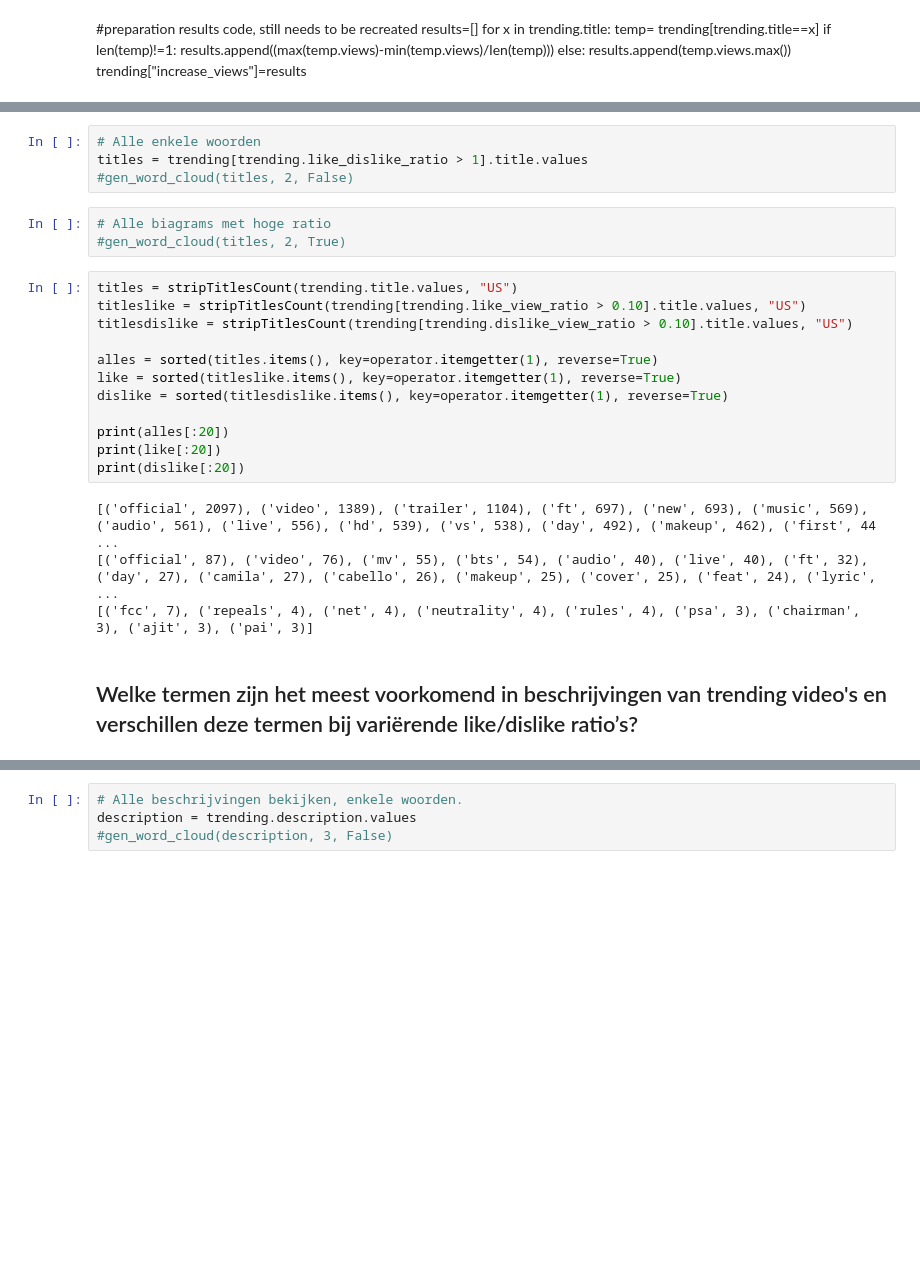
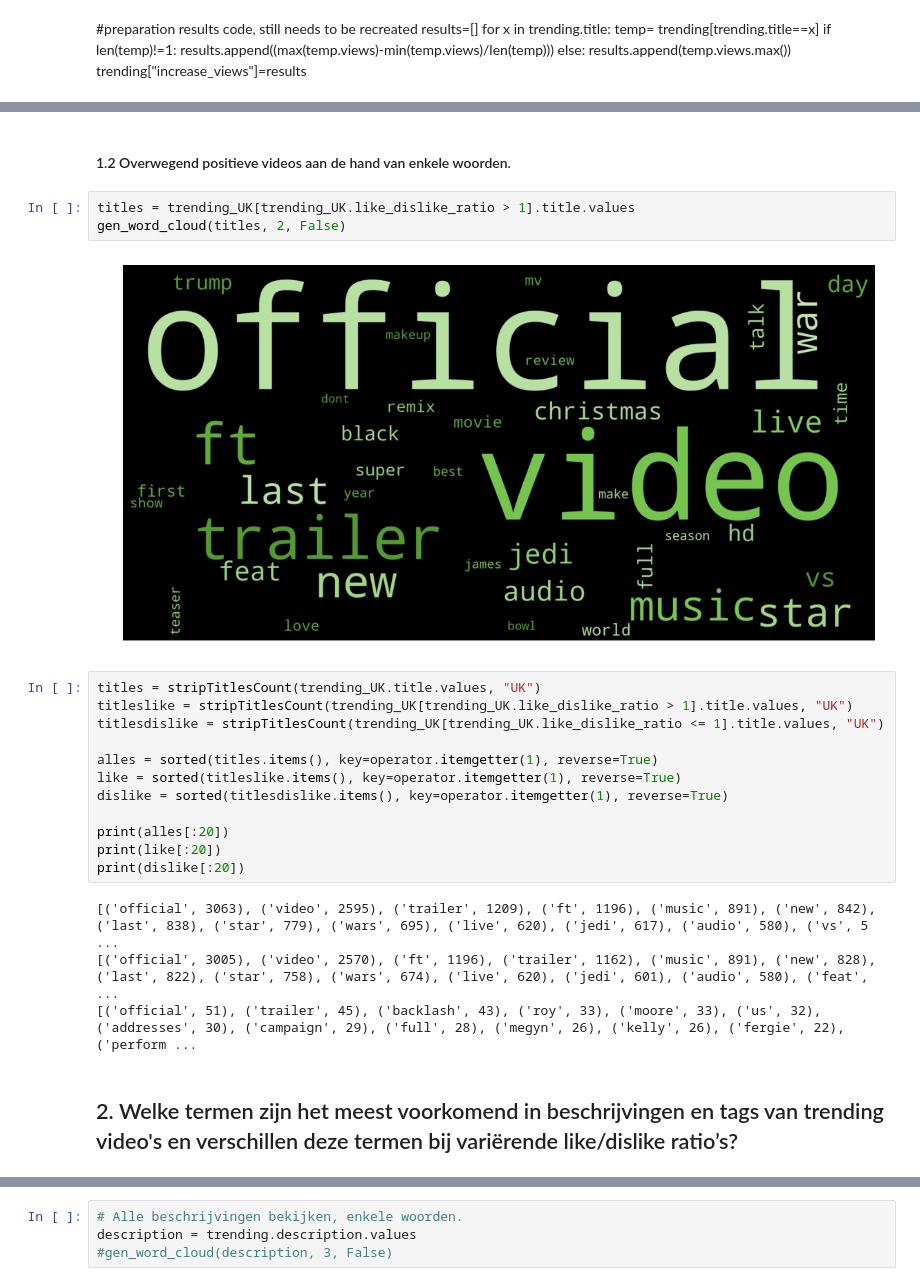
Before and after one commit to SandervWickeren/DataScience_YouTube, a Jupyter notebook: ResultsFile.ipynb, the cells around one changed output, grey strips where cells are left out. Saved outputs shown, nothing was run; the diff lists cells and outputs as text; blank space fills up the shorter version.

```diff
--- a/ResultsFile.ipynb
+++ b/ResultsFile.ipynb
@@ -141,14 +147,14 @@ trending["increase_views"]=results
+# %% [markdown]
+#### 1.2 Overwegend positieve videos aan de hand van enkele woorden.
 # %%
-# Alle enkele woorden
-titles = trending[trending.like_dislike_ratio > 1].title.values
-#gen_word_cloud(titles, 2, False)
+titles = trending_UK[trending_UK.like_dislike_ratio > 1].title.values
+gen_word_cloud(titles, 2, False)
+# %% [output]
+[figure, added]
-# %%
-# Alle biagrams met hoge ratio
-#gen_word_cloud(titles, 2, True)
 # %%
-titles = stripTitlesCount(trending.title.values, "US")
-titleslike = stripTitlesCount(trending[trending.like_view_ratio > 0.10].title.values, "US")
-titlesdislike = stripTitlesCount(trending[trending.dislike_view_ratio > 0.10].title.values, "US")
+titles = stripTitlesCount(trending_UK.title.values, "UK")
+titleslike = stripTitlesCount(trending_UK[trending_UK.like_dislike_ratio > 1].title.values, "UK")
+titlesdislike = stripTitlesCount(trending_UK[trending_UK.like_dislike_ratio <= 1].title.values, "UK")
 
 alles = sorted(titles.items(), key=operator.itemgetter(1), reverse=True)
 like = sorted(titleslike.items(), key=operator.itemgetter(1), reverse=True)
@@ -158,8 +164,8 @@ print(alles[:20])
 print(like[:20])
 print(dislike[:20])
 # %% [output]
-[('official', 2097), ('video', 1389), ('trailer', 1104), ('ft', 697), ('new', 693), ('music', 569), ('audio', 561), ('live', 556), ('hd', 539), ('vs', 538), ('day', 492), ('makeup', 462), ('first', 44 ...
-[('official', 87), ('video', 76), ('mv', 55), ('bts', 54), ('audio', 40), ('live', 40), ('ft', 32), ('day', 27), ('camila', 27), ('cabello', 26), ('makeup', 25), ('cover', 25), ('feat', 24), ('lyric', ...
-[('fcc', 7), ('repeals', 4), ('net', 4), ('neutrality', 4), ('rules', 4), ('psa', 3), ('chairman', 3), ('ajit', 3), ('pai', 3)]
+[('official', 3063), ('video', 2595), ('trailer', 1209), ('ft', 1196), ('music', 891), ('new', 842), ('last', 838), ('star', 779), ('wars', 695), ('live', 620), ('jedi', 617), ('audio', 580), ('vs', 5 ...
+[('official', 3005), ('video', 2570), ('ft', 1196), ('trailer', 1162), ('music', 891), ('new', 828), ('last', 822), ('star', 758), ('wars', 674), ('live', 620), ('jedi', 601), ('audio', 580), ('feat', ...
+[('official', 51), ('trailer', 45), ('backlash', 43), ('roy', 33), ('moore', 33), ('us', 32), ('addresses', 30), ('campaign', 29), ('full', 28), ('megyn', 26), ('kelly', 26), ('fergie', 22), ('perform ...
 # %% [markdown]
-## Welke termen zijn het meest voorkomend in beschrijvingen van trending video's en verschillen deze termen bij variërende like/dislike ratio’s?
+## 2. Welke termen zijn het meest voorkomend in beschrijvingen en tags van trending video's en verschillen deze termen bij variërende like/dislike ratio’s?
```
Also changed, not shown: parts of 27 cells of this notebook.
